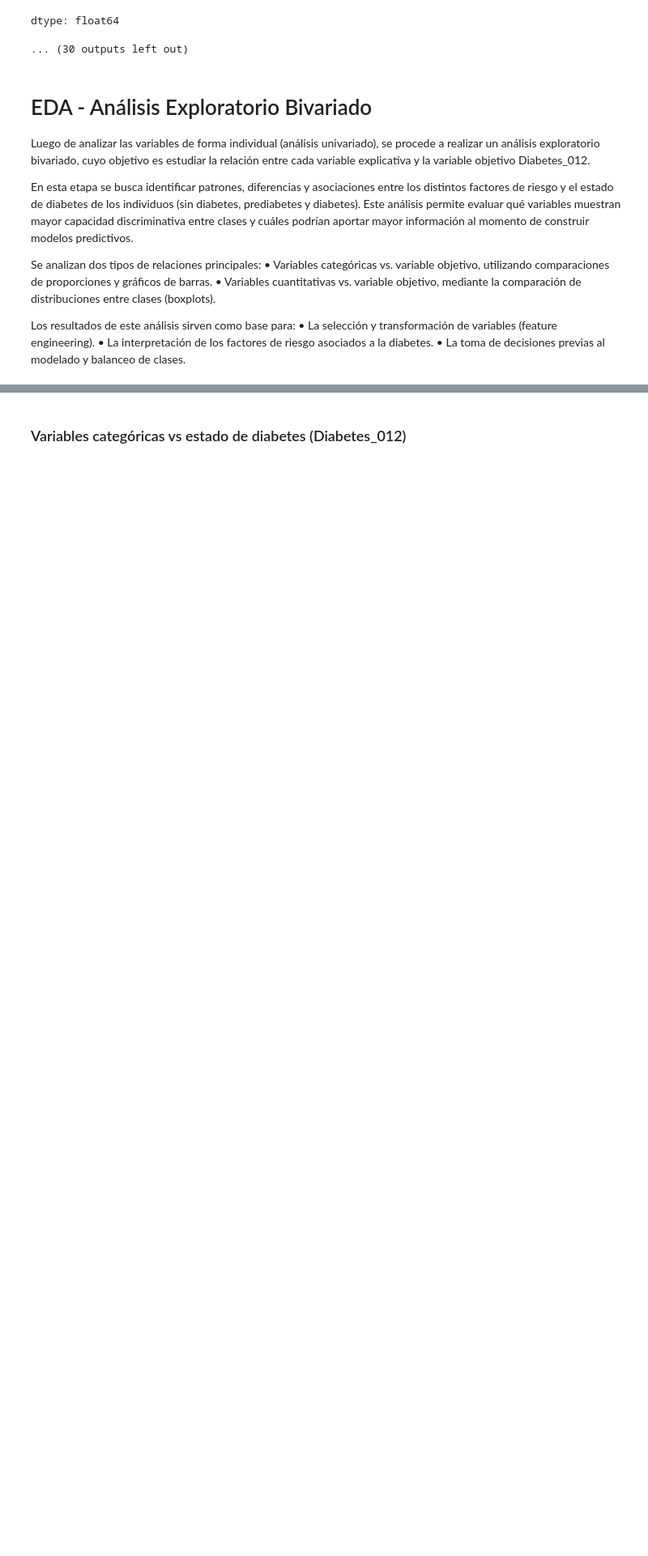
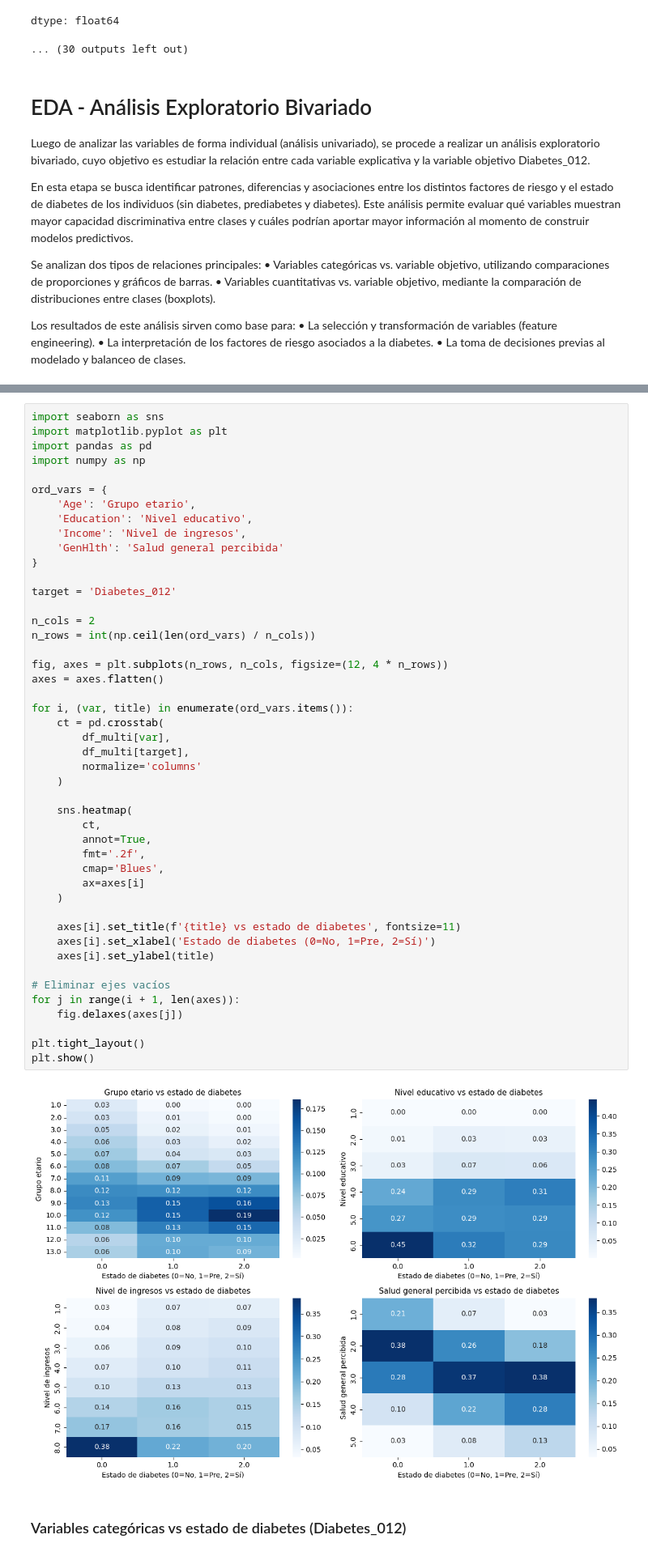
Before and after one commit to sebas-serrano/Diabetes_Health_Indicators, a Jupyter notebook: notebooks/Diabetes_Health_Indicators.ipynb, the cells around one changed output, grey strips where cells are left out. Shown at 81% size. Cells and saved outputs as stored; diff of their text form; blank space fills up the shorter version.

```diff
--- a/notebooks/Diabetes_Health_Indicators.ipynb
+++ b/notebooks/Diabetes_Health_Indicators.ipynb
@@ -535,2 +640,50 @@ Los resultados de este análisis sirven como base para:
+# %%
+import seaborn as sns
+import matplotlib.pyplot as plt
+import pandas as pd
+import numpy as np
+
+ord_vars = {
+    'Age': 'Grupo etario',
+    'Education': 'Nivel educativo',
+    'Income': 'Nivel de ingresos',
+    'GenHlth': 'Salud general percibida'
+}
+
+target = 'Diabetes_012'
+
+n_cols = 2
+n_rows = int(np.ceil(len(ord_vars) / n_cols))
+
+fig, axes = plt.subplots(n_rows, n_cols, figsize=(12, 4 * n_rows))
+axes = axes.flatten()
+
+for i, (var, title) in enumerate(ord_vars.items()):
+    ct = pd.crosstab(
+        df_multi[var],
+        df_multi[target],
+        normalize='columns'
+    )
+
+    sns.heatmap(
+        ct,
+        annot=True,
+        fmt='.2f',
+        cmap='Blues',
+        ax=axes[i]
+    )
+
+    axes[i].set_title(f'{title} vs estado de diabetes', fontsize=11)
+    axes[i].set_xlabel('Estado de diabetes (0=No, 1=Pre, 2=Sí)')
+    axes[i].set_ylabel(title)
+
+# Eliminar ejes vacíos
+for j in range(i + 1, len(axes)):
+    fig.delaxes(axes[j])
+
+plt.tight_layout()
+plt.show()
+# %% [output]
+[figure, added]
 # %% [markdown]
 ### Variables categóricas vs estado de diabetes (Diabetes_012)
```
Also changed, not shown: parts of 9 cells of this notebook.
